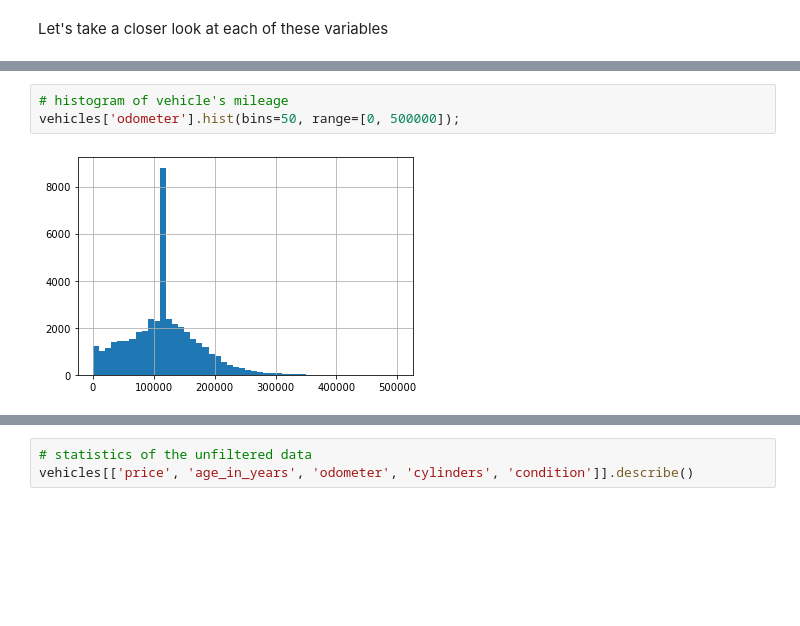
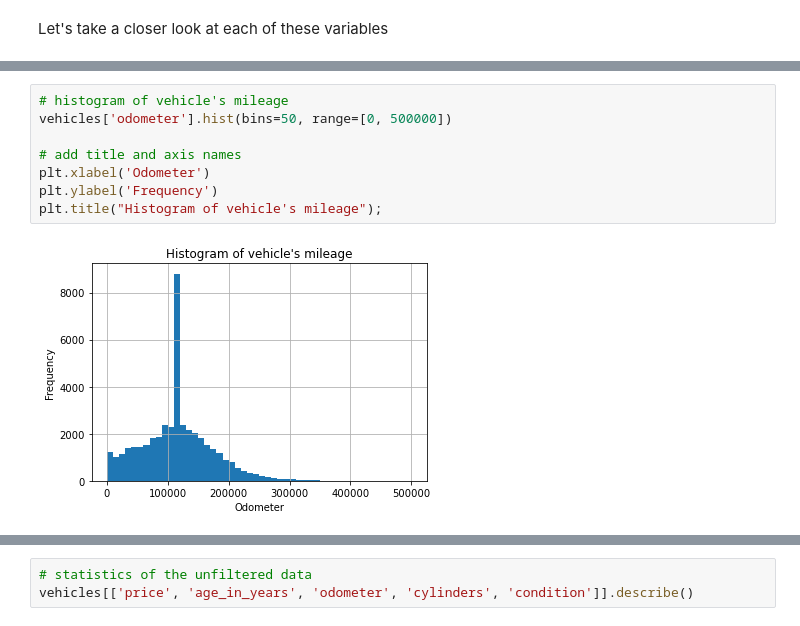
Before and after one commit to chuksoo/vehicle_price_analytics, a Jupyter notebook: car_sales_EDA.ipynb, the cells around one changed output, grey strips where cells are left out. Drawn from its saved outputs; the diff is of its cells as text; blank space fills up the shorter version.

```diff
--- a/car_sales_EDA.ipynb
+++ b/car_sales_EDA.ipynb
@@ -475,5 +494,10 @@ vehicles['age_in_years'].hist(bins=50, range=[0, 70]);
 # %%
 # histogram of vehicle's mileage
-vehicles['odometer'].hist(bins=50, range=[0, 500000]);
+vehicles['odometer'].hist(bins=50, range=[0, 500000])
+
+# add title and axis names
+plt.xlabel('Odometer')
+plt.ylabel('Frequency')
+plt.title("Histogram of vehicle's mileage");
 # %% [output]
-[figure, old version]
+[figure, new version]
```
Also changed, not shown: parts of 51 cells of this notebook.
